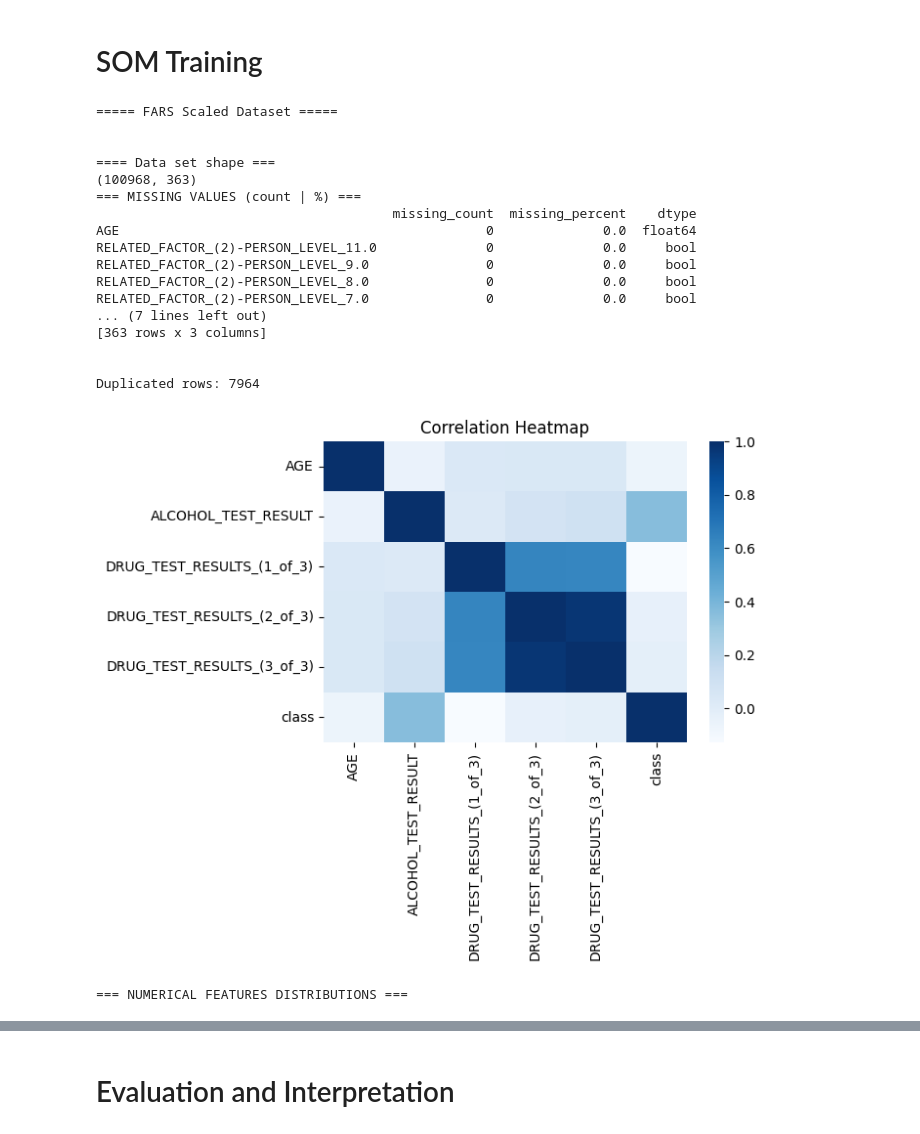
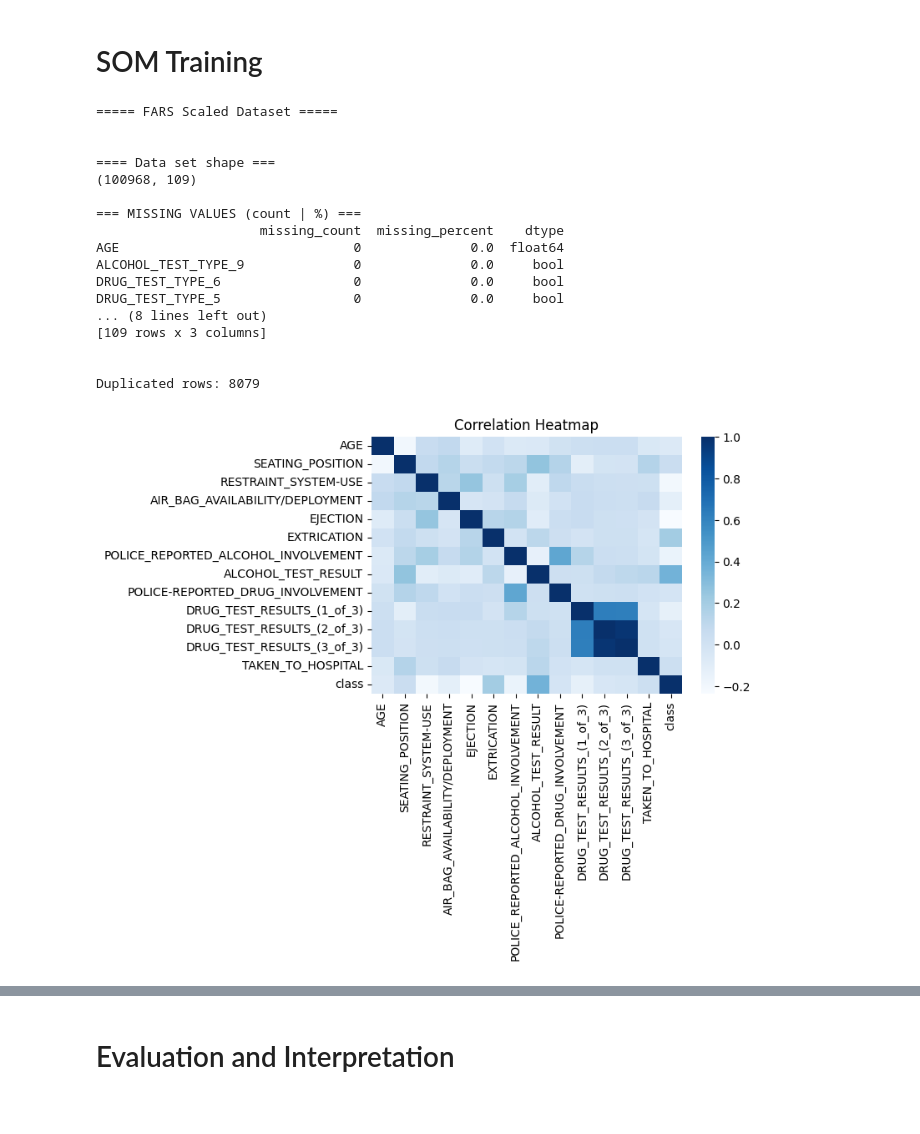
Before and after one commit to benicio-daniel/SOS_Assignment_3, a Jupyter notebook: src/MainNB.ipynb, the cells around one changed output, grey strips where cells are left out. Cells and saved outputs as stored; diff of their text form; code cells hidden in the pictures.

```diff
--- a/src/MainNB.ipynb
+++ b/src/MainNB.ipynb
@@ -697,37 +698,0 @@ In this phase, we'll explore the dataset to gain insights into its structure and
-# %%
-def describe_dataset(df: pd.DataFrame, name: str = "Dataset"):
-    print(f"\n===== {name} =====\n")
-    print()
-
-    print("==== Data set shape ===")
-    print(df.shape)
-    print()
-
-    print("=== MISSING VALUES (count | %) ===")
-    missing = pd.DataFrame({
-        "missing_count": df.isna().sum(),
-        "missing_percent": df.isna().mean() * 100,
-        "dtype": df.dtypes
-    }).sort_values("missing_percent", ascending=False)
-    print(missing)
-    print()
-
-    print("\nDuplicated rows:", df.duplicated().sum())
-
-    numeric_df = df.select_dtypes(include=np.number)
-    if numeric_df.shape[1] > 1:
-        plt.figure(figsize=(6, 4))
-        sns.heatmap(numeric_df.corr(), cmap="Blues")
-        plt.title("Correlation Heatmap")
-        plt.show()
-
-    print("\n=== NUMERICAL FEATURES DISTRIBUTIONS ===")
-    num_cols = df.select_dtypes(include=["int64", "float64"]).columns
-
-    for col in num_cols:
-        plt.figure()
-        df[col].dropna().hist(bins=50)
-        plt.title(f"Histogram of {col}")
-        plt.xlabel(col)
-        plt.ylabel("Frequency")
-        plt.show()
@@ -745,36 +820,35 @@ f':SOM_training_phase rdfs:label "SOM Training Phase" .', ## Phase 4: SOM Traini
 engine.insert(SOM_training_phase_executor, prefixes=prefixes)
 # %%
 # Load scaled dataset directly from gzip-compressed CSV
-input_path = "../data/fars_scaled.csv.gz"
+input_path = "../data/fars_scaled_1per100.csv.gz"
 
 df_fars_scaled = pd.read_csv(
     input_path,
     compression="gzip"
 )
 
 # Final prepared data for modeling
 df_fars_scaled.columns = df_fars_scaled.columns.str.strip()
 y, X = df_fars_scaled["class"], df_fars_scaled.drop(columns=["class"])
 # maybe think about categorical features being one-hot encoded resulting in many more columns (feature space engenering)
 
 describe_dataset(df_fars_scaled, name="FARS Scaled Dataset")
 # %% [output]
 ===== FARS Scaled Dataset =====
 
 
 ==== Data set shape ===
-(100968, 363)
+(100968, 109)
+
 === MISSING VALUES (count | %) ===
-                                      missing_count  missing_percent    dtype
-AGE                                               0              0.0  float64
-RELATED_FACTOR_(2)-PERSON_LEVEL_11.0              0              0.0     bool
-RELATED_FACTOR_(2)-PERSON_LEVEL_9.0               0              0.0     bool
-RELATED_FACTOR_(2)-PERSON_LEVEL_8.0               0              0.0     bool
-RELATED_FACTOR_(2)-PERSON_LEVEL_7.0               0              0.0     bool
-... (7 lines left out)
-[363 rows x 3 columns]
+                     missing_count  missing_percent    dtype
+AGE                              0              0.0  float64
+ALCOHOL_TEST_TYPE_9              0              0.0     bool
+DRUG_TEST_TYPE_6                 0              0.0     bool
+DRUG_TEST_TYPE_5                 0              0.0     bool
+... (8 lines left out)
+[109 rows x 3 columns]
 
 
-Duplicated rows: 7964
+Duplicated rows: 8079
-[figure, old version]
+[figure, new version]
-=== NUMERICAL FEATURES DISTRIBUTIONS ===
```
Also changed, not shown: parts of 7 cells of this notebook.
